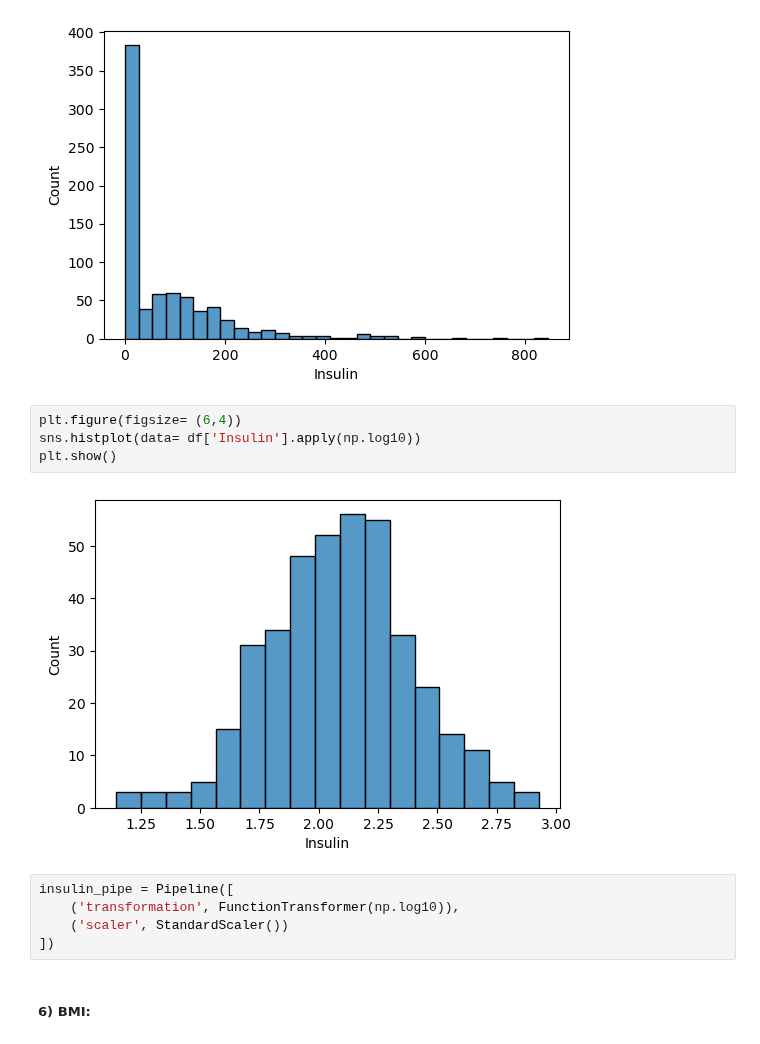
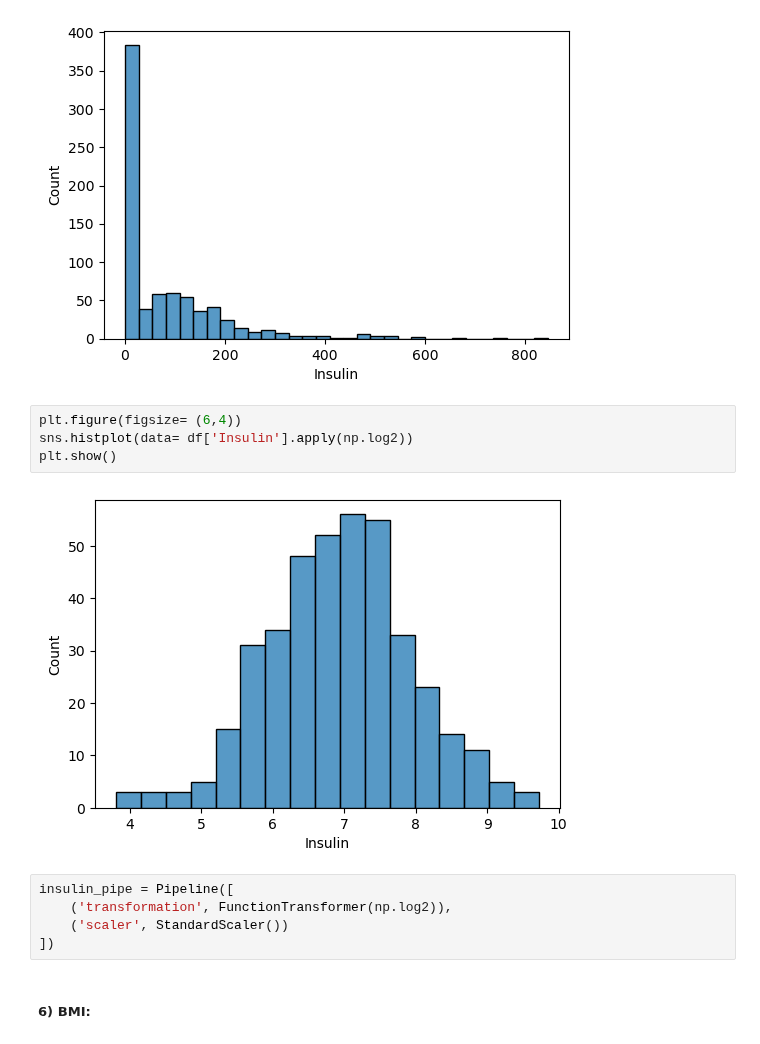
Before and after one commit to Shailya777/Learning-Logs, a Jupyter notebook: Machine_Learning/08_Bagging_and_Boosting/04_Practice_Project1(Pima Indian Diabetes Data).ipynb, the cells around one changed output. Drawn from its saved outputs; the diff is of its cells as text.

```diff
--- a/Machine_Learning/08_Bagging_and_Boosting/04_Practice_Project1(Pima Indian Diabetes Data).ipynb
+++ b/Machine_Learning/08_Bagging_and_Boosting/04_Practice_Project1(Pima Indian Diabetes Data).ipynb
@@ -239,13 +241,13 @@ plt.show()
 [figure]
 # %%
 plt.figure(figsize= (6,4))
-sns.histplot(data= df['Insulin'].apply(np.log10))
+sns.histplot(data= df['Insulin'].apply(np.log2))
 plt.show()
 # %% [output]
-[figure, old version]
+[figure, new version]
 # %%
 insulin_pipe = Pipeline([
-    ('transformation', FunctionTransformer(np.log10)),
+    ('transformation', FunctionTransformer(np.log2)),
     ('scaler', StandardScaler())
 ])
 # %% [markdown]
```
Also changed, not shown: parts of 10 cells of this notebook.
